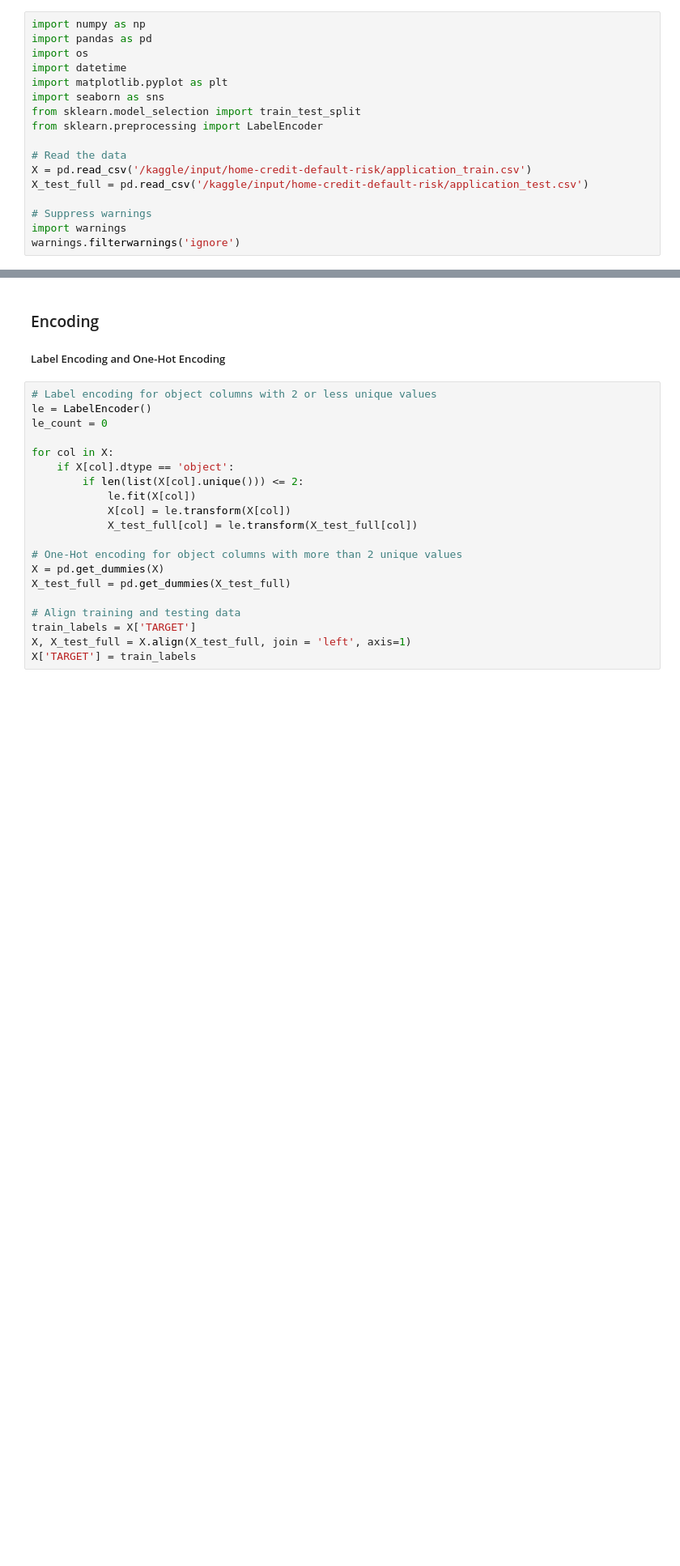
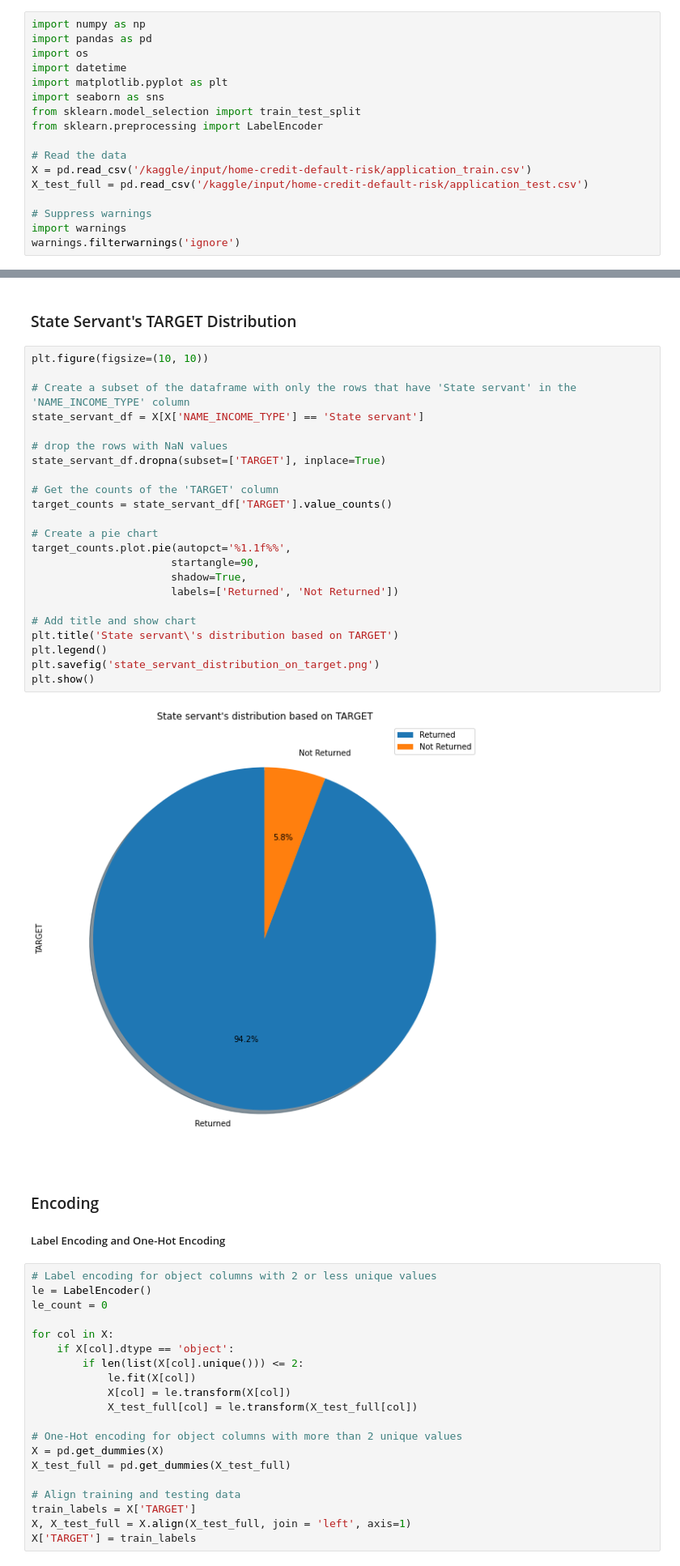
Before and after one commit to ivanf-12/home-credit-default-risk, a Jupyter notebook: home-credit-default-risk.ipynb, the cells around one changed output, grey strips where cells are left out. Shown at 81% size. Cells and saved outputs as stored; diff of their text form; blank space fills up the shorter version.

```diff
--- a/home-credit-default-risk.ipynb
+++ b/home-credit-default-risk.ipynb
@@ -20,3 +58,30 @@ warnings.filterwarnings('ignore')
+# %% [markdown]
+### State Servant's TARGET Distribution
+# %%
+plt.figure(figsize=(10, 10))
+
+# Create a subset of the dataframe with only the rows that have 'State servant' in the 'NAME_INCOME_TYPE' column
+state_servant_df = X[X['NAME_INCOME_TYPE'] == 'State servant']
+
+# drop the rows with NaN values
+state_servant_df.dropna(subset=['TARGET'], inplace=True)
+
+# Get the counts of the 'TARGET' column
+target_counts = state_servant_df['TARGET'].value_counts()
+
+# Create a pie chart
+target_counts.plot.pie(autopct='%1.1f%%',
+                      startangle=90,
+                      shadow=True,
+                      labels=['Returned', 'Not Returned'])
+
+# Add title and show chart
+plt.title('State servant\'s distribution based on TARGET')
+plt.legend()
+plt.savefig('state_servant_distribution_on_target.png')
+plt.show()
+# %% [output]
+[figure, added]
 # %% [markdown]
 ### Encoding
 ##### Label Encoding and One-Hot Encoding
```
Also changed, not shown: parts of 5 cells of this notebook.
